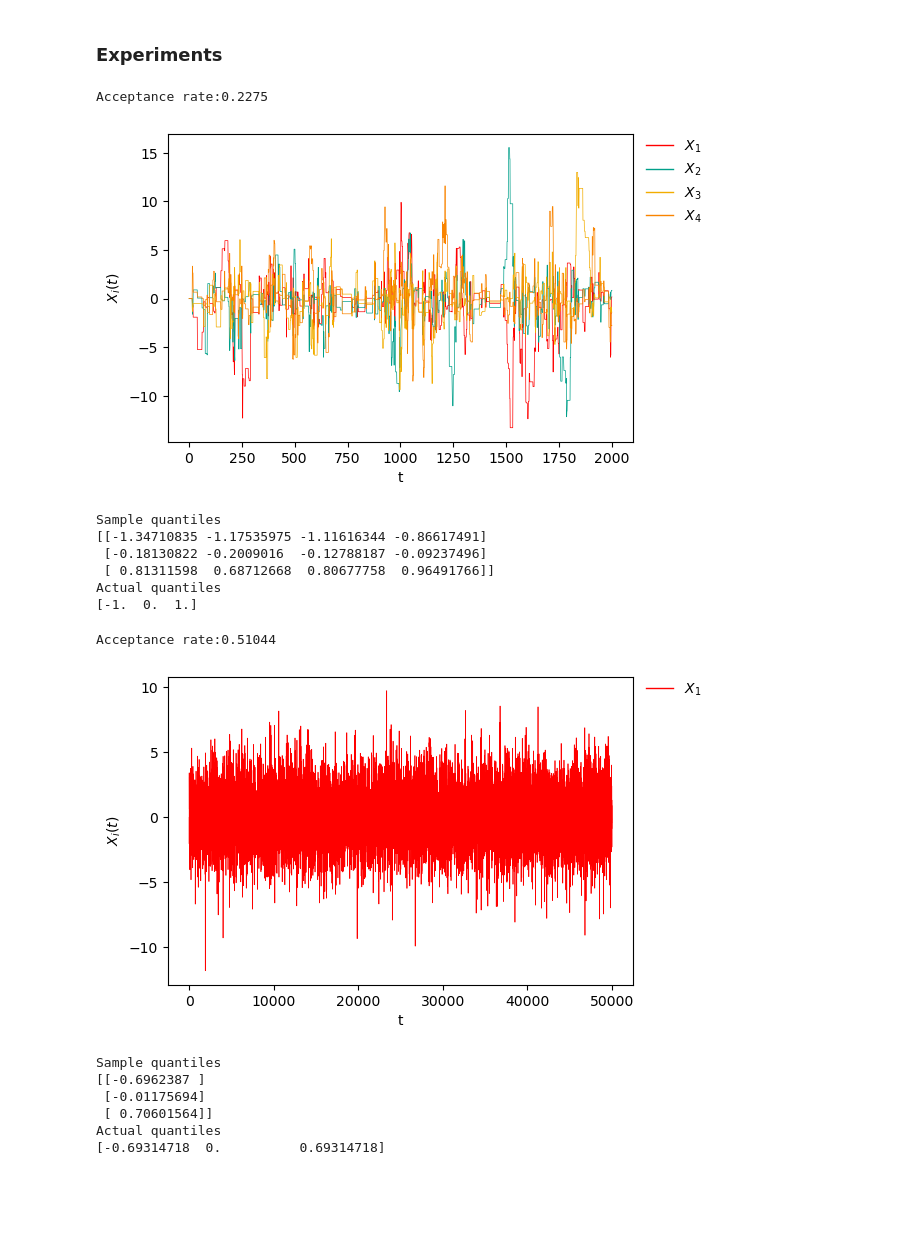
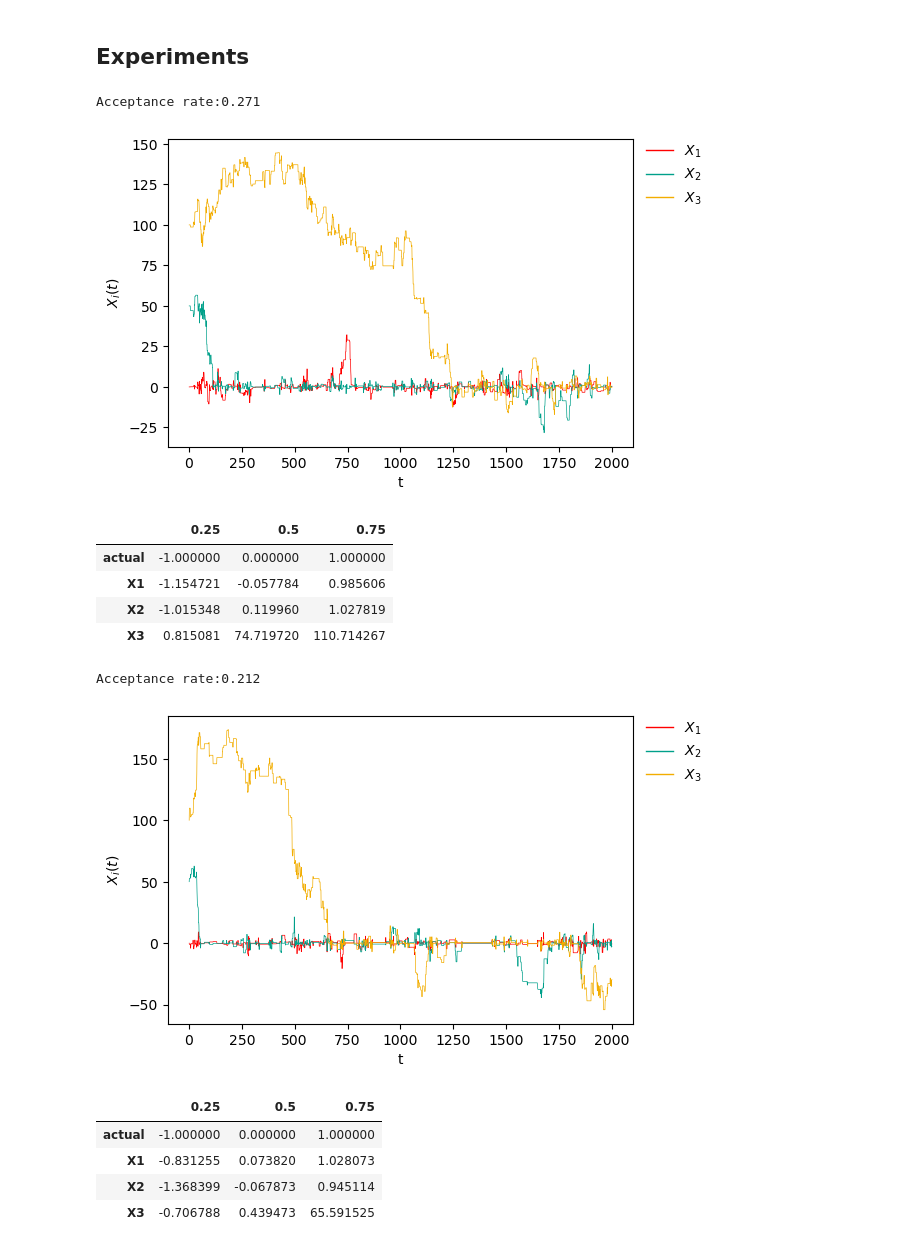
Before and after one commit to bartolomeou/FYP, a Jupyter notebook: barker_proposal_metropolis_hastings.ipynb, the cells around one changed output. Saved outputs shown, nothing was run; the diff lists cells and outputs as text; code cells hidden in the pictures; blank space fills up the shorter version.

```diff
--- a/barker_proposal_metropolis_hastings.ipynb
+++ b/barker_proposal_metropolis_hastings.ipynb
@@ -88,7 +91,7 @@ def random_walk_proposal(x, step_size):
     return x + step_size * np.random.normal(size=len(x))
 
 
-def random_walk_mh(logpi, n_iter, step_size, x_init, *args):
+def random_walk_mh(logpi, n_iter, x_init, step_size=1, *args):
     # Matrix to store the sampled values from the chain (#components, #iterations)
     x_samples = np.empty((len(x_init), n_iter))
 
@@ -178,42 +235,46 @@ def barker_mh(logpi, grad_logpi, n_iter, x_init, step_size=1, *args):
 # %% [markdown]
-### Experiments
+## Experiments
 # %%
-samples, accept_rate = random_walk_mh(logpi=logpi_cauchy, n_iter=2000, step_size=2.5, x_init=np.array([0, 0, 0, 0]))
+samples, accept_rate = random_walk_mh(logpi=logpi_cauchy, n_iter=2000, x_init=np.array([0, 50, 100]), step_size=4)
 
 print(f'Acceptance rate:{accept_rate}')
 
 traceplot(samples)
 
-print('Sample quantiles')
-print(np.quantile(samples, [0.25, 0.5, 0.75], axis=1))
-print('Actual quantiles')
-print(cauchy.ppf([0.25, 0.5, 0.75], loc=0, scale=1))
+quantiles = pd.DataFrame(columns=['0.25', '0.5', '0.75'])
+quantiles.loc['actual'] = cauchy.ppf([0.25, 0.5, 0.75], loc=0, scale=1)
+
+for i in range(0, samples.shape[0]):
+    quantiles.loc[f'X{i+1}'] = np.quantile(samples[i, :], [0.25, 0.5, 0.75])
+
+quantiles
 # %% [output]
-Acceptance rate:0.2275
+Acceptance rate:0.271
-[figure, old version]
+[figure, new version]
-Sample quantiles
-[[-1.34710835 -1.17535975 -1.11616344 -0.86617491]
- [-0.18130822 -0.2009016  -0.12788187 -0.09237496]
- [ 0.81311598  0.68712668  0.80677758  0.96491766]]
-Actual quantiles
-[-1.  0.  1.]
+|  | 0.25 | 0.5 | 0.75 |
+| actual | -1.000000 | 0.000000 | 1.000000 |
+| X1 | -1.154721 | -0.057784 | 0.985606 |
+| X2 | -1.015348 | 0.119960 | 1.027819 |
+| X3 | 0.815081 | 74.719720 | 110.714267 |
 # %%
-samples, accept_rate = barker_mh(logpi=logpi_laplace, grad_logpi=grad_logpi_laplace, n_iter=50000, x_init=np.array([0]), step_size=2)
+samples, accept_rate = barker_mh(logpi=logpi_cauchy, grad_logpi=grad_logpi_cauchy, n_iter=2000, x_init=np.array([0, 50, 100]), step_size=3)
 
 print(f'Acceptance rate:{accept_rate}')
 
 traceplot(samples)
 
-print('Sample quantiles')
-print(np.quantile(samples, [0.25, 0.5, 0.75], axis=1))
-print('Actual quantiles')
-print(laplace.ppf([0.25, 0.5, 0.75], loc=0, scale=1))
+quantiles = pd.DataFrame(columns=['0.25', '0.5', '0.75'])
+quantiles.loc['actual'] = cauchy.ppf([0.25, 0.5, 0.75], loc=0, scale=1)
+
+for i in range(0, samples.shape[0]):
+    quantiles.loc[f'X{i+1}'] = np.quantile(samples[i, :], [0.25, 0.5, 0.75])
+
+quantiles
 # %% [output]
-Acceptance rate:0.51044
+Acceptance rate:0.212
-[figure, old version]
+[figure, new version]
-Sample quantiles
-[[-0.6962387 ]
- [-0.01175694]
- [ 0.70601564]]
-Actual quantiles
-[-0.69314718  0.          0.69314718]
+|  | 0.25 | 0.5 | 0.75 |
+| actual | -1.000000 | 0.000000 | 1.000000 |
+| X1 | -0.831255 | 0.073820 | 1.028073 |
+| X2 | -1.368399 | -0.067873 | 0.945114 |
+| X3 | -0.706788 | 0.439473 | 65.591525 |
```
Also changed, not shown: parts of 12 cells of this notebook, 1 other file.
